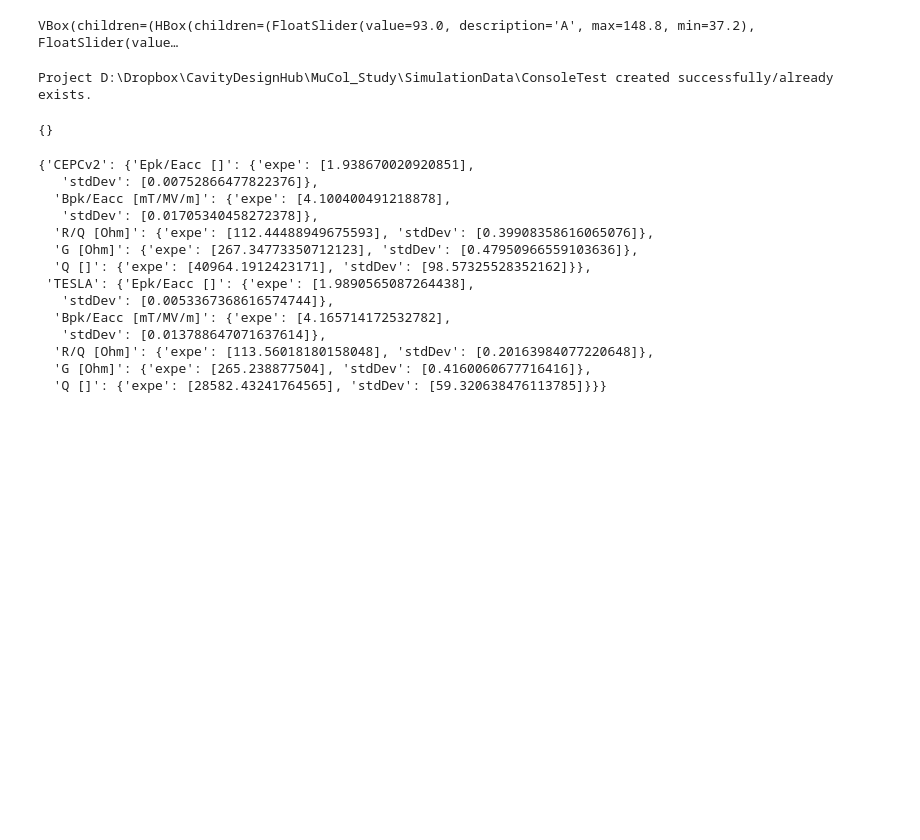
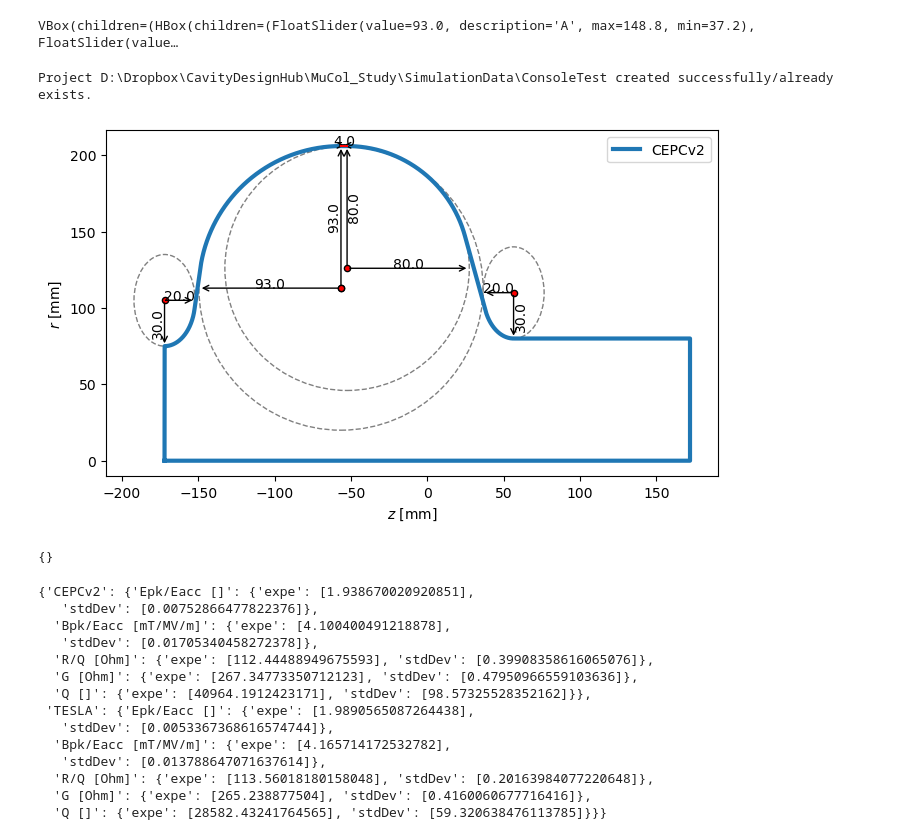
Before and after one commit to Dark-Elektron/cavsim2d, a Jupyter notebook: notebooks/Untitled.ipynb, the cells around one changed output. Drawn from its saved outputs; the diff is of its cells as text; code cells hidden in the pictures; blank space fills up the shorter version.

```diff
--- a/notebooks/Untitled.ipynb
+++ b/notebooks/Untitled.ipynb
@@ -91,7 +91,11 @@ cavs.save(project_folder='D:\Dropbox\CavityDesignHub\MuCol_Study\SimulationData\
 Project D:\Dropbox\CavityDesignHub\MuCol_Study\SimulationData\ConsoleTest created successfully/already exists.
 # %%
 cavs.add_cavity(cepc, 'CEPCv2', 'CEPCv2')
-cavs.add_cavity(cav1, 'TESLA', 'TESLA')
+# cavs.add_cavity(cav1, 'TESLA', 'TESLA')
+# %%
+cavs.plot_cavities_contour_dimension(opt='end', figsize=(19, 4))
+# %% [output]
+[figure, added]
 # %%
 # cavs.run_eigenmode()
 # %%
```
Also changed, not shown: 2 other files.
